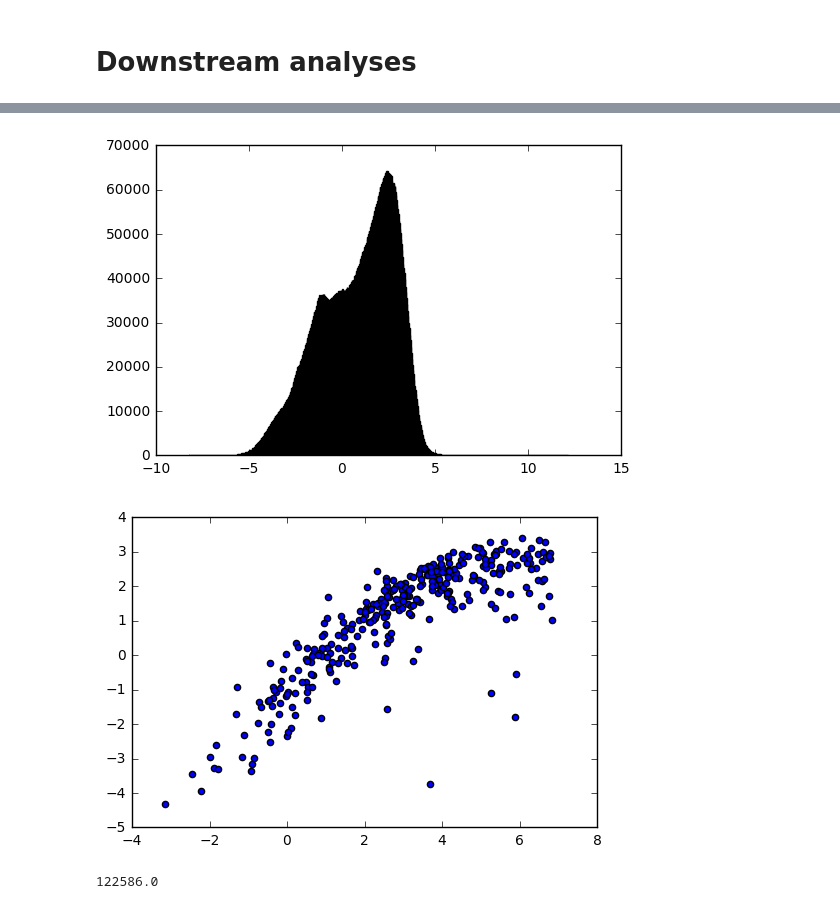
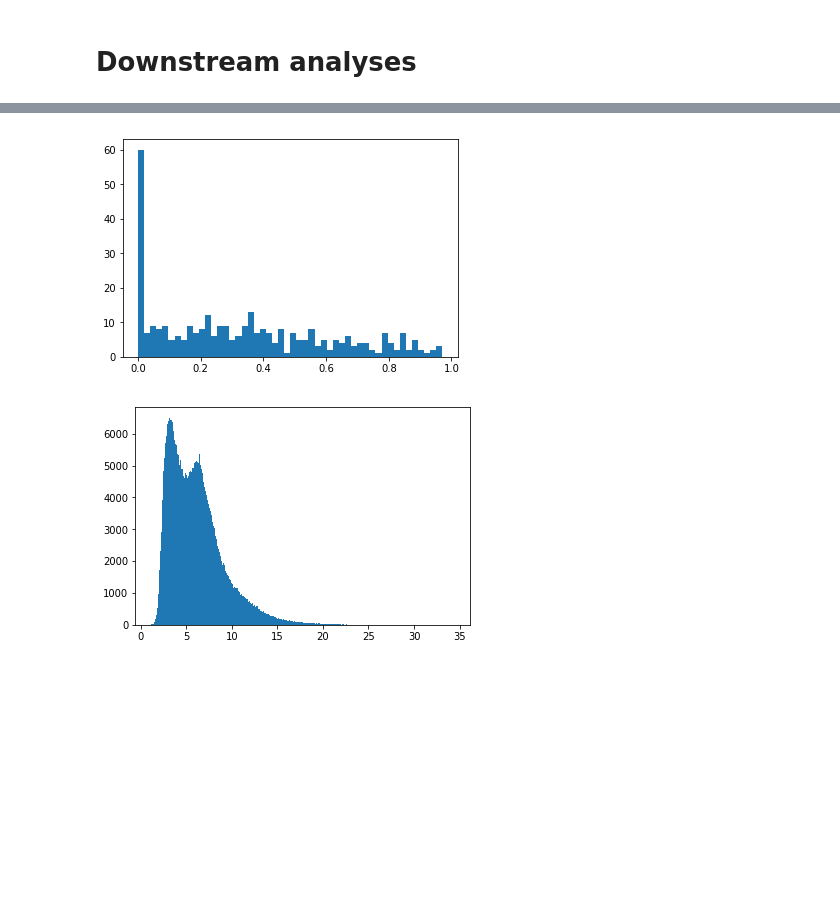
Before and after one commit to weecology/abundance, a Jupyter notebook: fitting.ipynb, the cells around one changed output, grey strips where cells are left out. Saved outputs shown, nothing was run; the diff lists cells and outputs as text; code cells hidden in the pictures; blank space fills up the shorter version.

```diff
--- a/fitting.ipynb
+++ b/fitting.ipynb
@@ -233,3 +239,3 @@ np.var(mus)
 # %%
-plt.hist(np.log10(np.ndarray.flatten(sess.run(nb_mu, feed_dict=full_feed()))), bins = "fd");
+plt.hist(sess.run(niche_optima, feed_dict=make_minibatch(1000)).flatten(), bins="fd");
 # %% [output]
@@ -237,3 +243,3 @@ plt.hist(np.log10(np.ndarray.flatten(sess.run(nb_mu, feed_dict=full_feed()))), b
 # %%
-plt.hist(sess.run(tfnb.logit(zi_p), feed_dict=full_feed()).flatten(), bins = "fd");
+plt.hist(sess.run(niche_widths, feed_dict=make_minibatch(1000)).flatten(), bins="fd");
 # %% [output]
@@ -241,3 +247,3 @@ plt.hist(sess.run(tfnb.logit(zi_p), feed_dict=full_feed()).flatten(), bins = "fd
 # %%
-plt.hist(np.log10(sess.run(nb_size, feed_dict=full_feed()).flatten()), bins = "fd");
+plt.hist(sess.run(nb_size, feed_dict=make_minibatch(1000)).flatten(), bins=50);
 # %% [output]
@@ -245,4 +251,8 @@ plt.hist(np.log10(sess.run(nb_size, feed_dict=full_feed()).flatten()), bins = "f
+# %%
+plt.hist(sess.run(zi_p, feed_dict=make_minibatch(1000)).flatten(), bins=50);
+# %% [output]
+[figure, added]
 # %%
-plt.hist(scipy.special.logit(sess.run(nb_p, feed_dict=full_feed()).flatten()), bins = "fd");
+plt.hist(sess.run(tf.sqrt(d_squared), feed_dict=make_minibatch(1000)).flatten(), bins="fd");
 # %% [output]
-[figure, old version]
+[figure, new version]
@@ -258,6 +258,0 @@ plt.hist(scipy.special.logit(sess.run(nb_p, feed_dict=full_feed()).flatten()), b
-# %%
-with tf.variable_scope("zero-inflation-prob", reuse=True):
-    plt.scatter(scipy.special.logit((np.mean(y_array == 0, axis=0))),
-                tf.get_variable("bias").eval())
-# %% [output]
-[figure, removed]
@@ -270,4 +258,0 @@ with tf.variable_scope("zero-inflation-prob", reuse=True):
-# %%
-print(n_steps)
-# %% [output]
-122586.0
```
Also changed, not shown: parts of 45 cells of this notebook, 1 other file.
